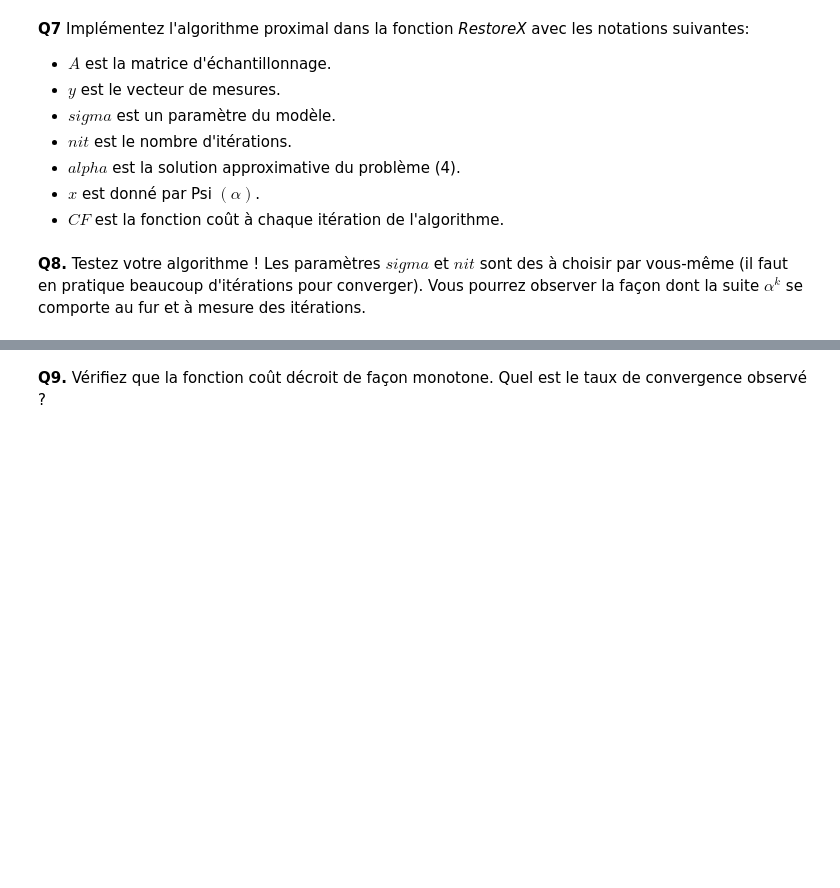
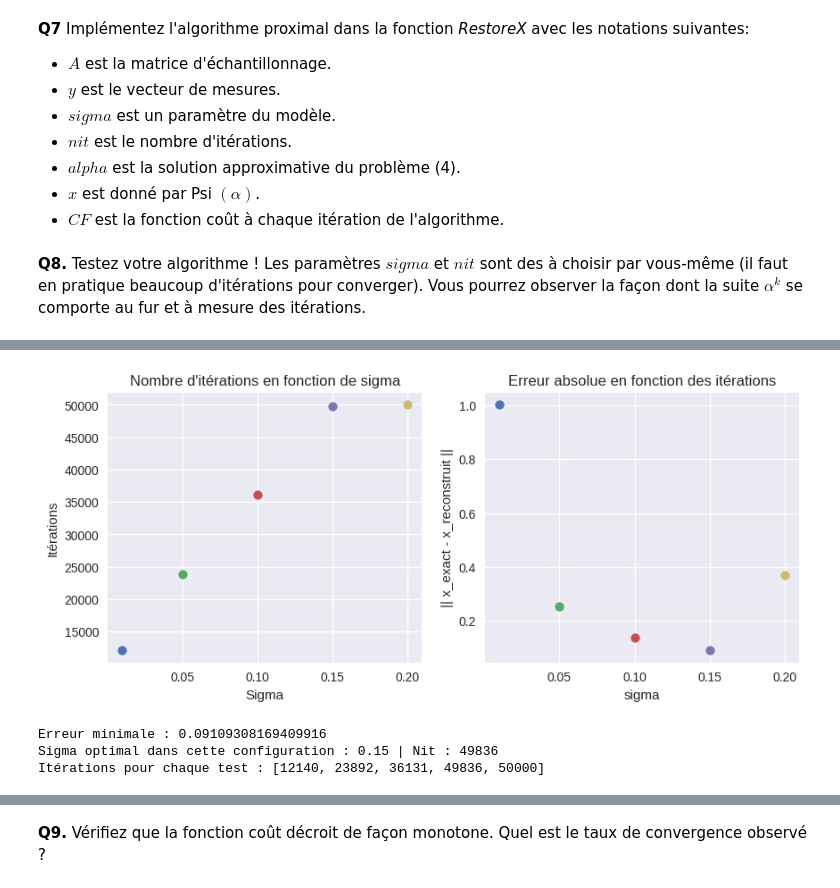
Before and after one commit to YamSok/CESBIO_BIOMASS, a Jupyter notebook: TP2_CompressiveSensing-maya.ipynb, the cells around one changed output, grey strips where cells are left out. Drawn from its saved outputs; the diff is of its cells as text; code cells hidden in the pictures; blank space fills up the shorter version.

```diff
--- a/TP2_CompressiveSensing-maya.ipynb
+++ b/TP2_CompressiveSensing-maya.ipynb
@@ -387,0 +355,11 @@ print(np.sum(np.abs(alpha) > 1e-1))
+# %%
+"""
+Test #2
+"""
+testData = [0.01, 0.05, 0.1, 0.15, 0.2]
+testBestSigma(300,testData,False)
+# %% [output]
+[figure, added]
+Erreur minimale : 0.09109308169409916
+Sigma optimal dans cette configuration : 0.15 | Nit : 49836
+Itérations pour chaque test : [12140, 23892, 36131, 49836, 50000]
```
Also changed, not shown: parts of 37 cells of this notebook, 1 other file.
